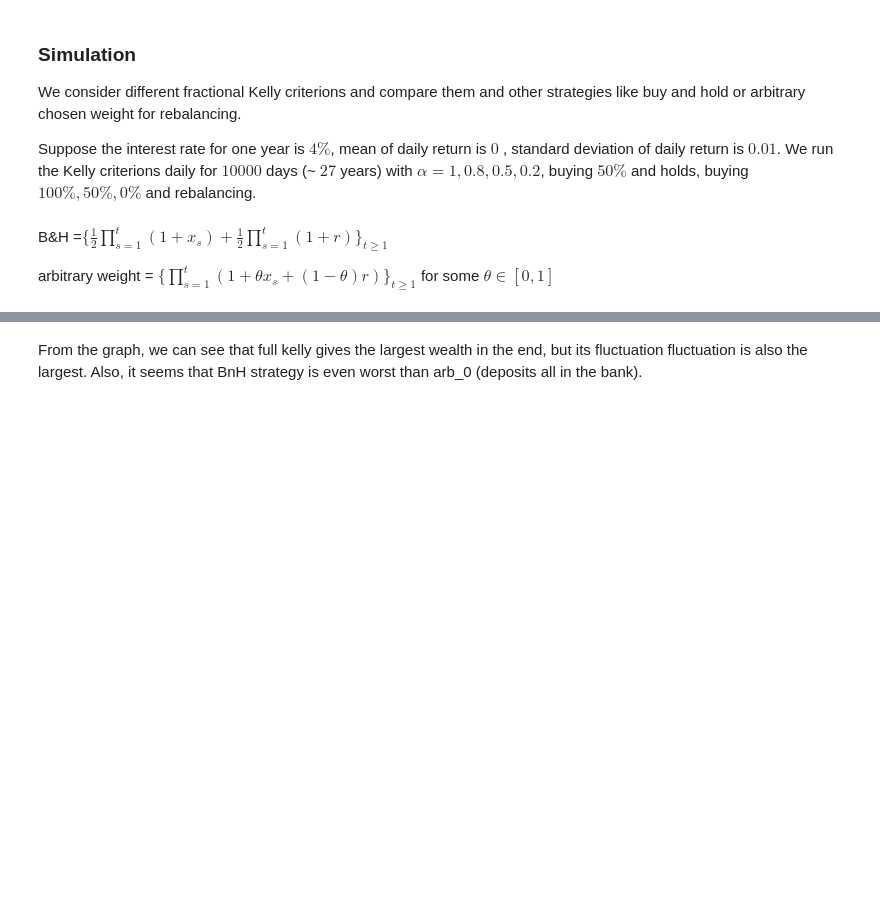
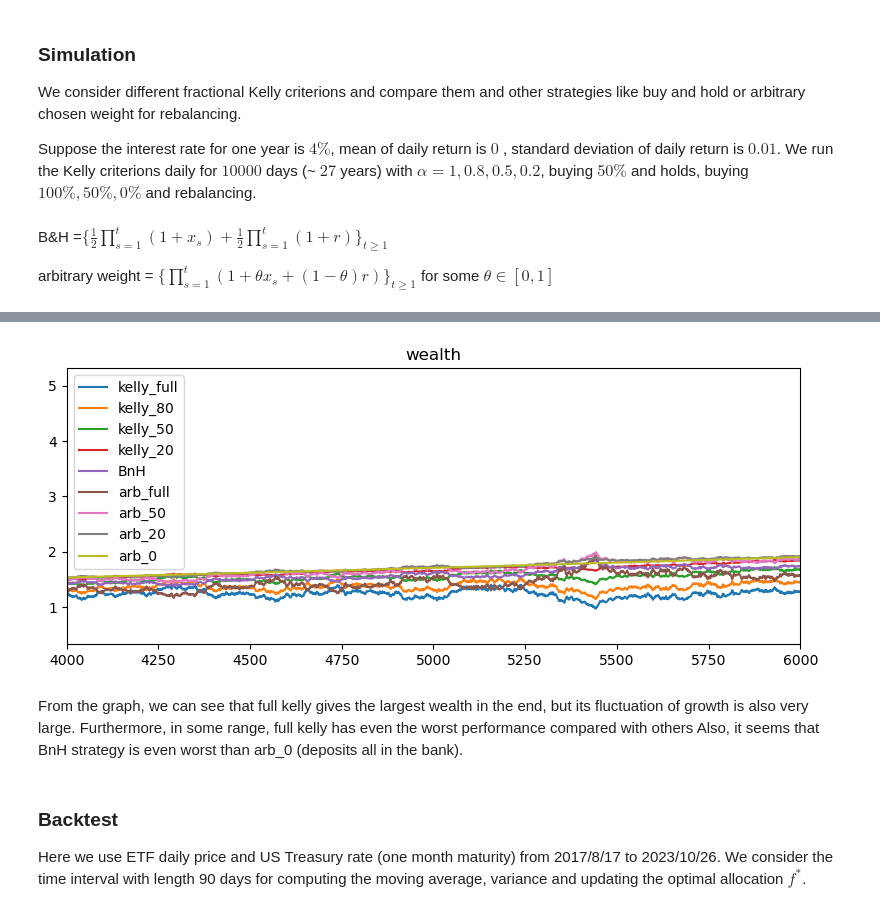
Before and after one commit to std92050/fin_math_110021515, a Jupyter notebook: Kelly criterion/Kelly_criterion.ipynb, the cells around one changed output, grey strips where cells are left out. Cells and saved outputs as stored; diff of their text form; code cells hidden in the pictures; blank space fills up the shorter version.

```diff
--- a/Kelly criterion/Kelly_criterion.ipynb
+++ b/Kelly criterion/Kelly_criterion.ipynb
@@ -106,2 +107,21 @@ plt.tight_layout()
+# %%
+plt.figure(figsize=(8,3.5))
+plt.plot(kelly_full,label="kelly_full")
+plt.plot(kelly_80,label="kelly_80")
+plt.plot(kelly_50,label="kelly_50")
+plt.plot(kelly_20,label="kelly_20")
+plt.plot(BnH_array,label="BnH")
+plt.plot(arb_full,label="arb_full")
+plt.plot(arb_50,label="arb_50")
+plt.plot(arb_20,label="arb_20")
+plt.plot(arb_0,label="arb_0")
+plt.title('wealth')
+
+plt.legend()
+plt.xlim(4000,6000)
+plt.tight_layout()
+# %% [output]
+[figure, added]
 # %% [markdown]
-From the graph, we can see that full kelly gives the largest wealth in the end, but its fluctuation fluctuation is also the largest. Also, it seems that BnH strategy is even worst than arb_0 (deposits all in the bank).
+From the graph, we can see that full kelly gives the largest wealth in the end, but its fluctuation of growth is also very large. Furthermore, in some range, full kelly has even the worst performance compared with others
+Also, it seems that BnH strategy is even worst than arb_0 (deposits all in the bank).
@@ -216,0 +128,3 @@ def long_Kelly_strat(data, period, MC=False):
+# %% [markdown]
+### Backtest
+Here we use ETF daily price  and US Treasury rate (one month maturity) from 2017/8/17 to 2023/10/26. We consider the time interval with length 90 days for computing the moving average, variance and updating the optimal allocation $f^*$.
```
Also changed, not shown: parts of 13 cells of this notebook, 4 other files.
